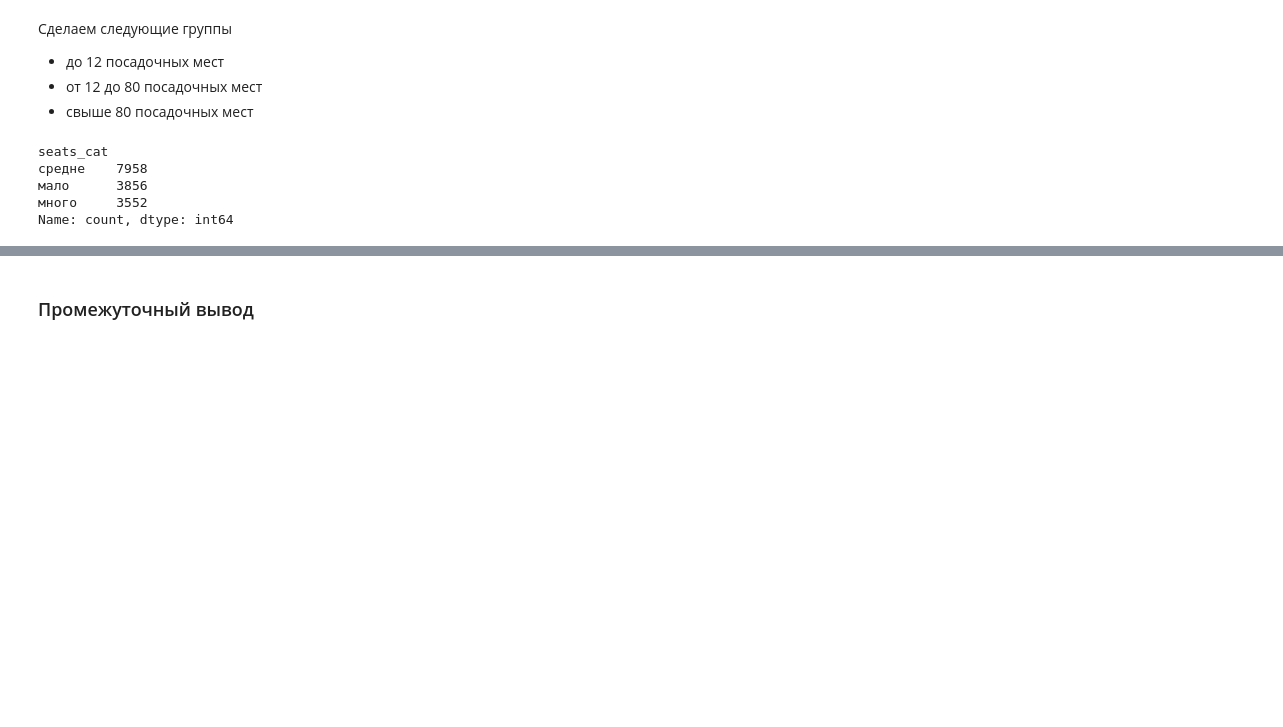
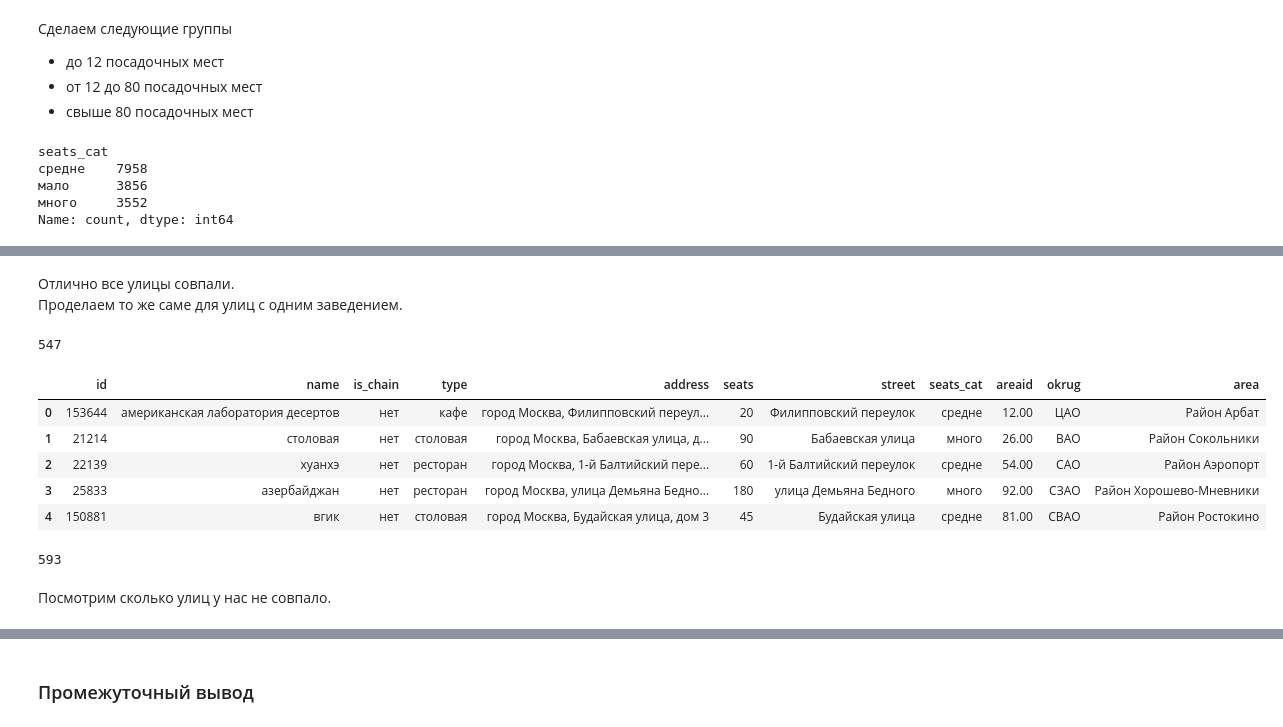
Before and after one commit to PAGriAnalytics/pagri-projects, a Jupyter notebook: quarto/projects/research_of_food_service_industry/research_of_food_service_industry.ipynb, the cells around one changed output, grey strips where cells are left out. Saved outputs shown, nothing was run; the diff lists cells and outputs as text; code cells hidden in the pictures; blank space fills up the shorter version.

```diff
--- a/quarto/projects/research_of_food_service_industry/research_of_food_service_industry.ipynb
+++ b/quarto/projects/research_of_food_service_industry/research_of_food_service_industry.ipynb
@@ -585,0 +613,4 @@ NameError: name 'df_internet' is not defined
+# %%
+streets_with_one_object = df["street"].value_counts()
+streets_with_one_object = streets_with_one_object[streets_with_one_object == 1]
+streets_with_one_object.head()
@@ -585,0 +625,3 @@ NameError: name 'df_internet' is not defined
+# %%
+df_streets_with_one_object = df[df.street.isin(streets_with_one_object.index)]
+df_streets_with_one_object.head()
@@ -585,0 +688,23 @@ NameError: name 'df_internet' is not defined
+# %% [markdown]
+Отлично все улицы совпали.
+Проделаем то же саме для улиц с одним заведением.
+# %%
+df_streets_with_one_object.shape[0]
+# %% [output]
+547
+# %%
+df_streets_with_one_object = df_streets_with_one_object.merge(street_info, on='street', how='left')
+df_streets_with_one_object.head()
+# %% [output]
+|  | id | name | is_chain | type | address | seats | street | seats_cat | areaid | okrug | area |
+| 0 | 153644 | американская лаборатория десертов | нет | кафе | город Москва, Филипповский переул... | 20 | Филипповский переулок | средне | 12.00 | ЦАО | Район Арбат |
+| 1 | 21214 | столовая | нет | столовая | город Москва, Бабаевская улица, д... | 90 | Бабаевская улица | много | 26.00 | ВАО | Район Сокольники |
+| 2 | 22139 | хуанхэ | нет | ресторан | город Москва, 1-й Балтийский пере... | 60 | 1-й Балтийский переулок | средне | 54.00 | САО | Район Аэропорт |
+| 3 | 25833 | азербайджан | нет | ресторан | город Москва, улица Демьяна Бедно... | 180 | улица Демьяна Бедного | много | 92.00 | СЗАО | Район Хорошево-Мневники |
+| 4 | 150881 | вгик | нет | столовая | город Москва, Будайская улица, дом 3 | 45 | Будайская улица | средне | 81.00 | СВАО | Район Ростокино |
+# %%
+df_streets_with_one_object.shape[0]
+# %% [output]
+593
+# %% [markdown]
+Посмотрим сколько улиц у нас не совпало.
```
Also changed, not shown: parts of 27 cells of this notebook, 1 other file.
